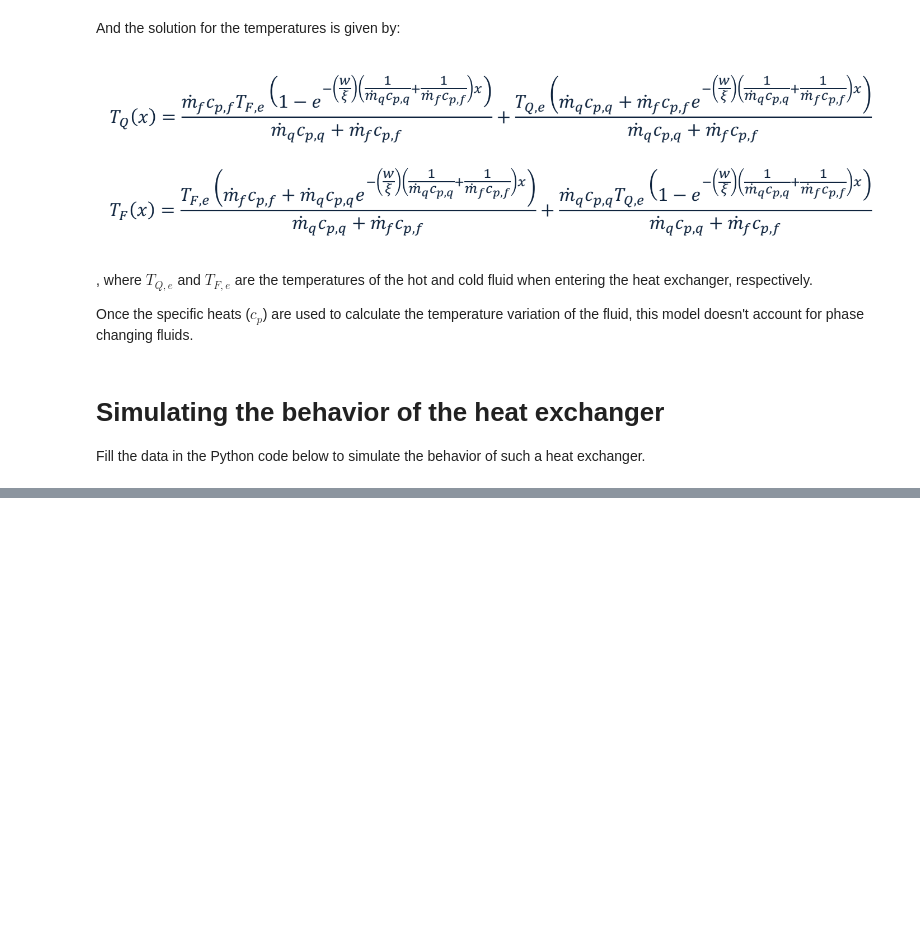
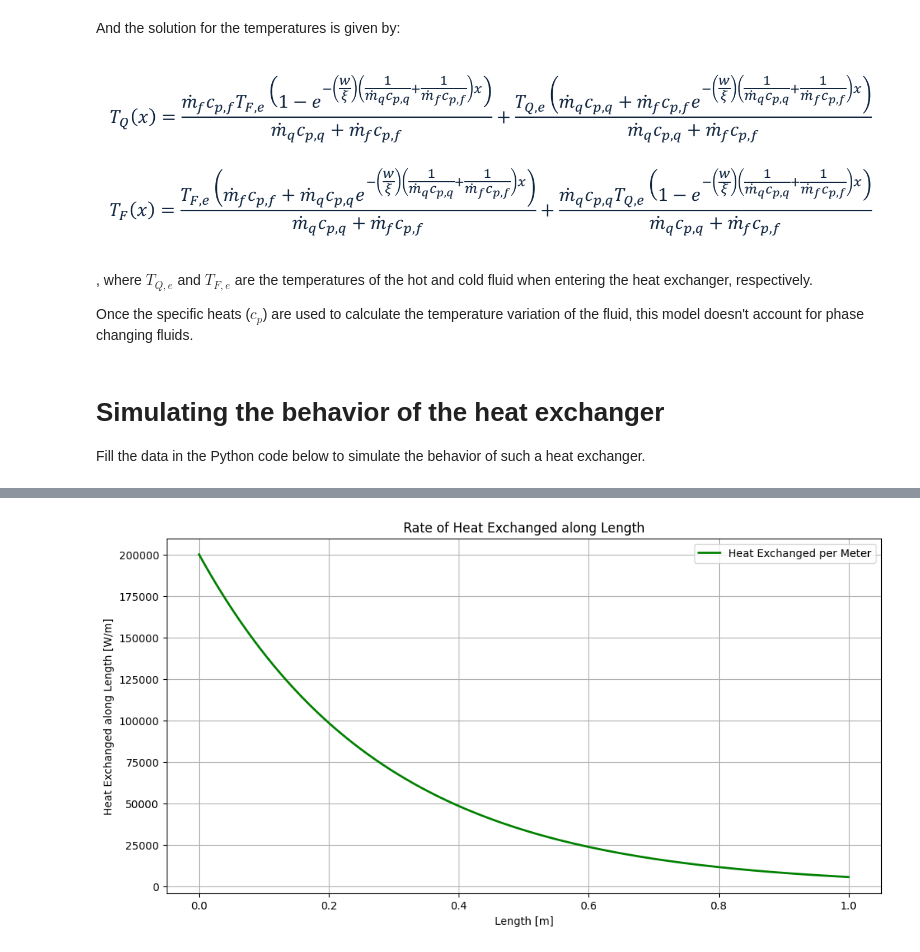
Before and after one commit to simionattovini/thermal-machines, a Jupyter notebook: heat-exchangers/ideal-exchangers-simulation/sim_parallel_flow_heat_exchanger.ipynb, the cells around one changed output, grey strips where cells are left out. Saved outputs shown, nothing was run; the diff lists cells and outputs as text; code cells hidden in the pictures; blank space fills up the shorter version.

```diff
--- a/heat-exchangers/ideal-exchangers-simulation/sim_parallel_flow_heat_exchanger.ipynb
+++ b/heat-exchangers/ideal-exchangers-simulation/sim_parallel_flow_heat_exchanger.ipynb
@@ -71,0 +74,11 @@ plt.show()
+# %%
+plt.figure(figsize=(12,6))
+plt.plot(x,dqdx, 'g', linewidth=2, label="Heat Exchanged per Meter")
+plt.legend()
+plt.xlabel('Length [m]')
+plt.ylabel('Heat Exchanged along Length [W/m]')
+plt.title('Rate of Heat Exchanged along Length')
+plt.grid()
+plt.show()
+# %% [output]
+[figure, added]
```
Also changed, not shown: parts of 1 cell of this notebook.
